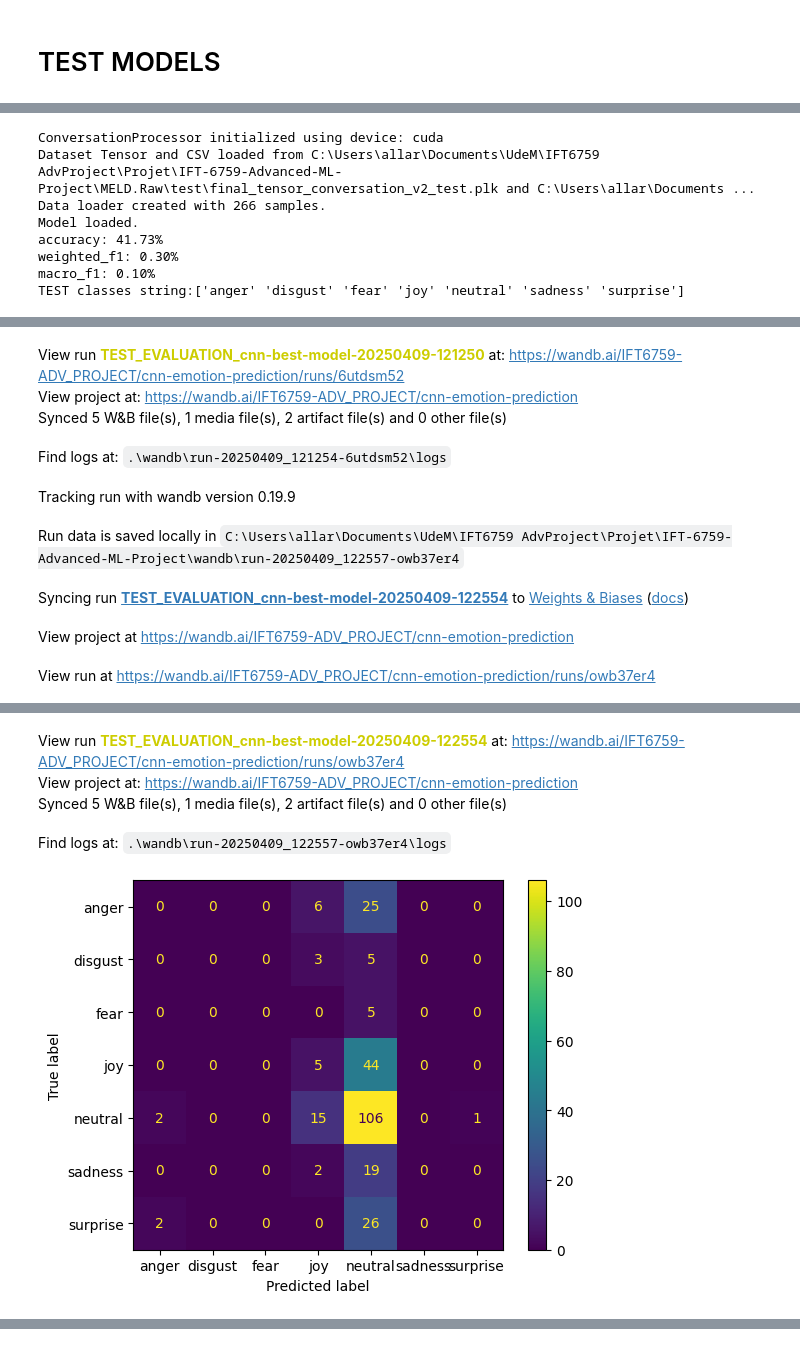
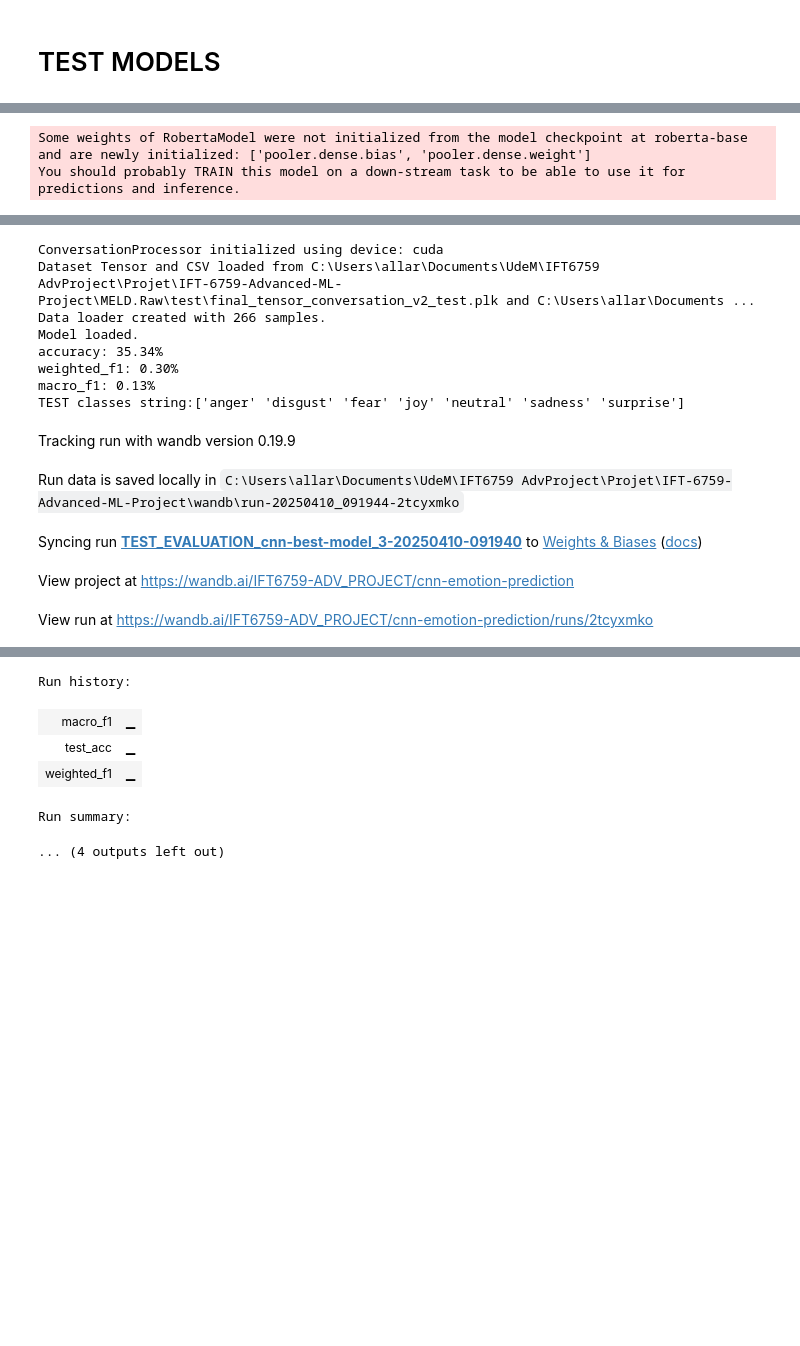
Before and after one commit to TomaAllary/IFT-6759-Advanced-ML-Project, a Jupyter notebook: cnn_emotion_prediction_MELD.ipynb, the cells around one changed output, grey strips where cells are left out. Cells and saved outputs as stored; diff of their text form; code cells hidden in the pictures; blank space fills up the shorter version.

```diff
--- a/cnn_emotion_prediction_MELD.ipynb
+++ b/cnn_emotion_prediction_MELD.ipynb
@@ -560,12 +601,16 @@ from sklearn.metrics import f1_score
 from datetime import datetime
 from sklearn.metrics import confusion_matrix, ConfusionMatrixDisplay
 import matplotlib.pyplot as plt
+from src.cnn_classifier import CNNClassifier
+import wandb
 
+device = torch.device("cuda" if torch.cuda.is_available() else "cpu")
+print(f"Using device: {device}")
 
-# Limit to 50% of the total available memory on the GPU
+# Limit the total available memory on the GPU
 torch.cuda.set_per_process_memory_fraction(0.8, device=0)
 
-WANDB_RUN_NAME = f"TEST_EVALUATION_cnn-best-model-{datetime.now().strftime('%Y%m%d-%H%M%S')}"
+WANDB_RUN_NAME = f"TEST_EVALUATION_cnn-best-model_3-{datetime.now().strftime('%Y%m%d-%H%M%S')}"
 
 ################ Folders / Files ################
 project_dir                 = os.getcwd()
@@ -607,7 +652,7 @@ print(f"Data loader created with {len(test_loader.dataset)} samples.")
 
 
 ################ Model ################
-model_path = os.path.join(myProcessor.BASE_DIR, 'cnn_best_model.pth')
+model_path = os.path.join(myProcessor.BASE_DIR, 'cnn_best_model_3.pth')
 activation_function = 'relu' # Need right type here
 
 loaded_model = CNNClassifier(activation_function=activation_function) # Need right type here
@@ -652,6 +697,11 @@ run = wandb.init(
 )
 
 
+wandb.log({
+    "test_acc": accuracy,
+    "weighted_f1": weighted_f1,
+    "macro_f1": macro_f1
+})
 
 wandb.log({"conf_mat" : wandb.plot.confusion_matrix(probs=None,
                         y_true=all_test_labels, preds=all_test_preds,
@@ -674,8 +723,2 @@ You should probably TRAIN this model on a down-stream task to be able to use it
-ConversationProcessor initialized using device: cuda
-Dataset Tensor and CSV loaded from C:\Users\allar\Documents\UdeM\IFT6759 AdvProject\Projet\IFT-6759-Advanced-ML-Project\MELD.Raw\test\final_tensor_conversation_v2_test.plk and C:\Users\allar\Documents ...
-Data loader created with 266 samples.
-Model loaded.
-accuracy: 41.73%
-weighted_f1: 0.30%
-macro_f1: 0.10%
-TEST classes string:['anger' 'disgust' 'fear' 'joy' 'neutral' 'sadness' 'surprise']
+Some weights of RobertaModel were not initialized from the model checkpoint at roberta-base and are newly initialized: ['pooler.dense.bias', 'pooler.dense.weight']
+You should probably TRAIN this model on a down-stream task to be able to use it for predictions and inference.
@@ -683,9 +725,13 @@ TEST classes string:['anger' 'disgust' 'fear' 'joy' 'neutral' 'sadness' 'surpris
+ConversationProcessor initialized using device: cuda
+Dataset Tensor and CSV loaded from C:\Users\allar\Documents\UdeM\IFT6759 AdvProject\Projet\IFT-6759-Advanced-ML-Project\MELD.Raw\test\final_tensor_conversation_v2_test.plk and C:\Users\allar\Documents ...
+Data loader created with 266 samples.
+Model loaded.
+accuracy: 35.34%
+weighted_f1: 0.30%
+macro_f1: 0.13%
+TEST classes string:['anger' 'disgust' 'fear' 'joy' 'neutral' 'sadness' 'surprise']
-View run TEST_EVALUATION_cnn-best-model-20250409-121250 at: https://wandb.ai/IFT6759-ADV_PROJECT/cnn-emotion-prediction/runs/6utdsm52
-View project at: https://wandb.ai/IFT6759-ADV_PROJECT/cnn-emotion-prediction
-Synced 5 W&B file(s), 1 media file(s), 2 artifact file(s) and 0 other file(s)
+Tracking run with wandb version 0.19.9
-Find logs at: .\wandb\run-20250409_121254-6utdsm52\logs
+Run data is saved locally in C:\Users\allar\Documents\UdeM\IFT6759 AdvProject\Projet\IFT-6759-Advanced-ML-Project\wandb\run-20250410_091944-2tcyxmko
-Tracking run with wandb version 0.19.9
+Syncing run TEST_EVALUATION_cnn-best-model_3-20250410-091940 to Weights & Biases (docs)
-Run data is saved locally in C:\Users\allar\Documents\UdeM\IFT6759 AdvProject\Projet\IFT-6759-Advanced-ML-Project\wandb\run-20250409_122557-owb37er4
+View project at https://wandb.ai/IFT6759-ADV_PROJECT/cnn-emotion-prediction
-Syncing run TEST_EVALUATION_cnn-best-model-20250409-122554 to Weights & Biases (docs)
+View run at https://wandb.ai/IFT6759-ADV_PROJECT/cnn-emotion-prediction/runs/2tcyxmko
-View project at https://wandb.ai/IFT6759-ADV_PROJECT/cnn-emotion-prediction
-View run at https://wandb.ai/IFT6759-ADV_PROJECT/cnn-emotion-prediction/runs/owb37er4
@@ -693,5 +737,0 @@ View run at https://wandb.ai/IFT6759-ADV_PROJECT/cnn-emotion-prediction/runs/owb
-View run TEST_EVALUATION_cnn-best-model-20250409-122554 at: https://wandb.ai/IFT6759-ADV_PROJECT/cnn-emotion-prediction/runs/owb37er4
-View project at: https://wandb.ai/IFT6759-ADV_PROJECT/cnn-emotion-prediction
-Synced 5 W&B file(s), 1 media file(s), 2 artifact file(s) and 0 other file(s)
-Find logs at: .\wandb\run-20250409_122557-owb37er4\logs
-[figure, removed]
@@ -697,0 +739,6 @@ Find logs at: .\wandb\run-20250409_122557-owb37er4\logs
+Run history:
+| macro_f1 | ▁ |
+| test_acc | ▁ |
+| weighted_f1 | ▁ |
+Run summary:
+... (4 outputs left out)
```
Also changed, not shown: parts of 6 cells of this notebook, 1 other file.
